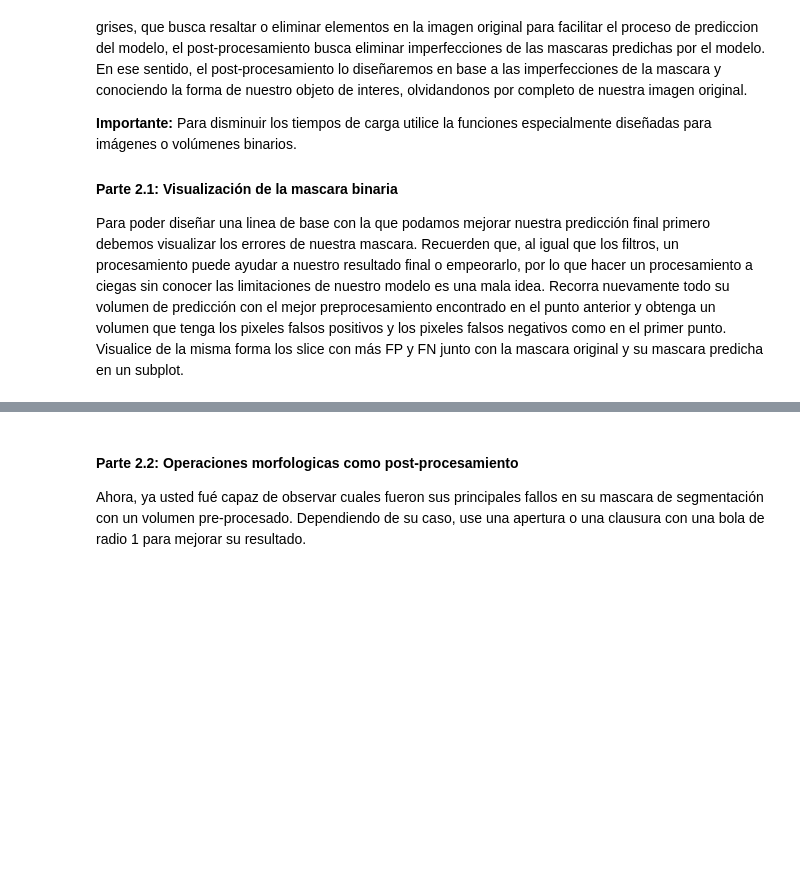
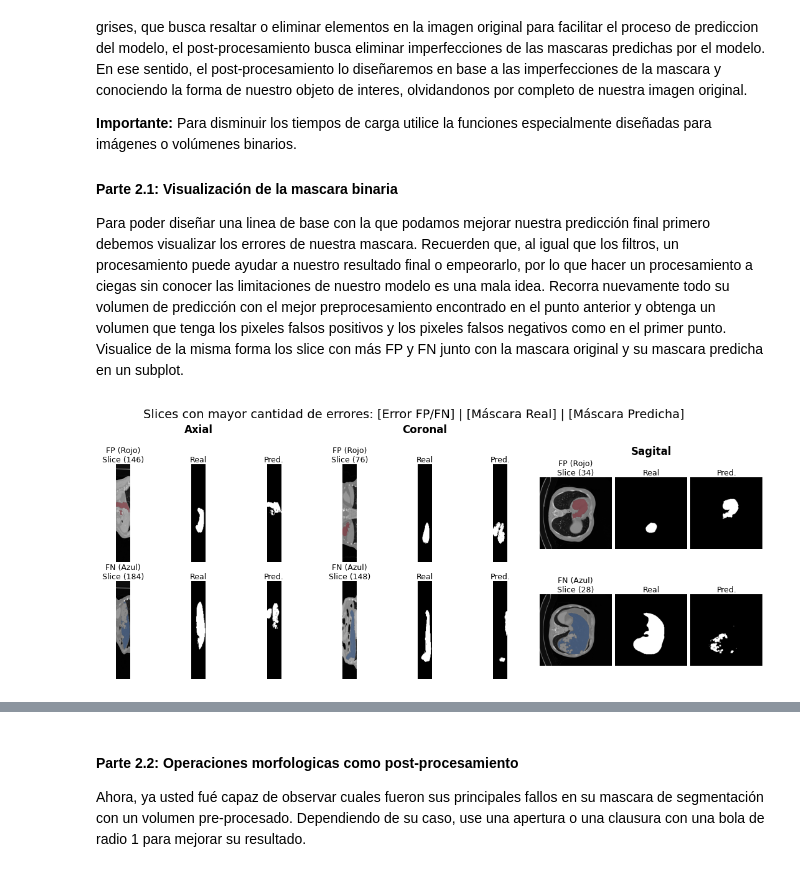
Before and after one commit to elblanquito1/Miniproyecto-2-entrega-2, a Jupyter notebook: Entrega 2.ipynb, the cells around one changed output, grey strips where cells are left out. Saved outputs shown, nothing was run; the diff lists cells and outputs as text; code cells hidden in the pictures; blank space fills up the shorter version.

```diff
--- a/Entrega 2.ipynb
+++ b/Entrega 2.ipynb
@@ -461,8 +462,89 @@ from skimage.morphology import binary_closing, binary_opening, binary_erosion, b
 # %%
 vol_preprocesado='' #volumen final pre-procesado
 vol_segmentado='' #volumen segmentado con el pre-procesamiento
 FP_sinpost='' #volumen con pixeles unicamente Falsos Positivos
 FN_sinpost='' #volumen con pixeles unicamente Falsos Negativos
 
 # YOUR CODE HERE
-raise NotImplementedError()
+# Se obtiene el volumen preprocesado y segmentado usando los mejores umbrales (30 a 220) y el componente conexo más grande
+vol_preprocesado = preprocesamiento_total(volume1)
+vol_segmentado = vol_max_component(vol_preprocesado, 220, 30)
+
+# Se calculan los volúmenes de error (FP y FN)
+FP_sinpost, FN_sinpost = errores(vol_segmentado, segmen1)
+
+# Se define la función de visualización optimizada
+def visualizar_diagnostico_post_compacto(volume1, FP_volumes, FN_volumes, segmen1, vol_segmentado):
+    # Encontrar los índices con mayor cantidad de errores
+    fp_axial   = np.argmax(FP_volumes.sum(axis=1).sum(axis=1))
+    fn_axial   = np.argmax(FN_volumes.sum(axis=1).sum(axis=1))
+    fp_coronal = np.argmax(FP_volumes.sum(axis=0).sum(axis=1))
+    fn_coronal = np.argmax(FN_volumes.sum(axis=0).sum(axis=1))
+    fp_sagital = np.argmax(FP_volumes.sum(axis=0).sum(axis=0))
+    fn_sagital = np.argmax(FN_volumes.sum(axis=0).sum(axis=0))
+
+    # Se crea un subplot con 2 filas y 9 columnas para mostrar los errores y las máscaras reales/predichas
+    fig, axes = plt.subplots(2, 9, figsize=(14, 5), gridspec_kw={'wspace': 0.05, 'hspace': 0.2})
+
+    # Se ajusta el margen superior para los subtítulos de los planos
+    fig.subplots_adjust(top=0.80)
+    fig.suptitle('Slices con mayor cantidad de errores: [Error FP/FN] | [Máscara Real] | [Máscara Predicha]', fontsize=14, y=0.98)
+
+    # Se colocan los nombres de los planos sobre las columnas centrales
+    axes[0, 1].text(0.5, 1.35, 'Axial', transform=axes[0, 1].transAxes, ha='center', va='center', fontsize=12, fontweight='bold')
+    axes[0, 4].text(0.5, 1.35, 'Coronal', transform=axes[0, 4].transAxes, ha='center', va='center', fontsize=12, fontweight='bold')
+    axes[0, 7].text(0.5, 1.35, 'Sagital', transform=axes[0, 7].transAxes, ha='center', va='center', fontsize=12, fontweight='bold')
+
+    # Función para graficar los errores sobre el fondo (MRI original)
+    def plot_error(ax, bg_img, mask_img, cmap, title):
+        ax.imshow(bg_img, cmap='gray')
+        overlay = np.ma.masked_where(mask_img == 0, mask_img)
+        ax.imshow(overlay, cmap=cmap, alpha=0.5, vmin=0, vmax=1)
+        ax.set_title(title, fontsize=9, pad=2)
+        ax.axis('off')
+
+    # Función para graficar solamente la máscara binaria (sin fondo)
+    def plot_mask(ax, mask_img, title):
+        ax.imshow(mask_img, cmap='gray', vmin=0, vmax=1)
+        # El \n extra es para que se alinee con el título de dos líneas del error
+        ax.set_title(f'\n{title}', fontsize=9, pad=2)
+        ax.axis('off')
+
+    # --- Se crea la primera fila con FP (Ejes: Axial, Coronal, Sagital) ---
+    # Axial
+    plot_error(axes[0, 0], volume1[fp_axial, :, :], FP_volumes[fp_axial, :, :], 'Reds', f'FP (Rojo)\nSlice ({fp_axial})')
+    plot_mask(axes[0, 1], segmen1[fp_axial, :, :], 'Real')
+    plot_mask(axes[0, 2], vol_segmentado[fp_axial, :, :], 'Pred.')
+    # Coronal
+    plot_error(axes[0, 3], volume1[:, fp_coronal, :], FP_volumes[:, fp_coronal, :], 'Reds', f'FP (Rojo)\nSlice ({fp_coronal})')
+    plot_mask(axes[0, 4], segmen1[:, fp_coronal, :], 'Real')
+    plot_mask(axes[0, 5], vol_segmentado[:, fp_coronal, :], 'Pred.')
+    # Sagital
+    plot_error(axes[0, 6], volume1[:, :, fp_sagital], FP_volumes[:, :, fp_sagital], 'Reds', f'FP (Rojo)\nSlice ({fp_sagital})')
+    plot_mask(axes[0, 7], segmen1[:, :, fp_sagital], 'Real')
+    plot_mask(axes[0, 8], vol_segmentado[:, :, fp_sagital], 'Pred.')
+
+    # --- Se crea la segunda fila con FN (Ejes: Axial, Coronal, Sagital) ---
+    # Axial
+    plot_error(axes[1, 0], volume1[fn_axial, :, :], FN_volumes[fn_axial, :, :], 'Blues', f'FN (Azul)\nSlice ({fn_axial})')
+    plot_mask(axes[1, 1], segmen1[fn_axial, :, :], 'Real')
+    plot_mask(axes[1, 2], vol_segmentado[fn_axial, :, :], 'Pred.')
+    # Coronal
+    plot_error(axes[1, 3], volume1[:, fn_coronal, :], FN_volumes[:, fn_coronal, :], 'Blues', f'FN (Azul)\nSlice ({fn_coronal})')
+    plot_mask(axes[1, 4], segmen1[:, fn_coronal, :], 'Real')
+    plot_mask(axes[1, 5], vol_segmentado[:, fn_coronal, :], 'Pred.')
+    # Sagital
+    plot_error(axes[1, 6], volume1[:, :, fn_sagital], FN_volumes[:, :, fn_sagital], 'Blues', f'FN (Azul)\nSlice ({fn_sagital})')
+    plot_mask(axes[1, 7], segmen1[:, :, fn_sagital], 'Real')
+    plot_mask(axes[1, 8], vol_segmentado[:, :, fn_sagital], 'Pred.')
+
+    plt.show()
+
+# Se ejecuta la visualización
+visualizar_diagnostico_post_compacto(volume1, FP_sinpost, FN_sinpost, segmen1, vol_segmentado)
+
+# Se calcula el Jaccard actual antes del post-procesamiento
+J_base_post = Jaccard_3D(vol_segmentado, segmen1)
+print(f'Jaccard inicial antes del post-procesamiento: {J_base_post:.4f}')
+# %% [output]
+[figure, added]
```
Also changed, not shown: parts of 8 cells of this notebook.
